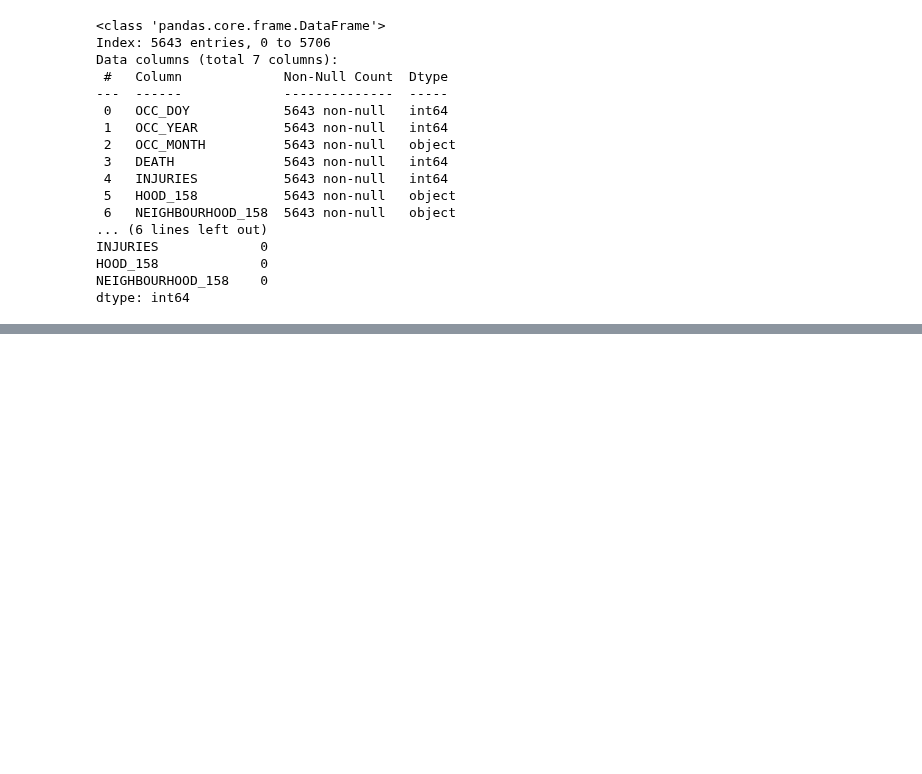
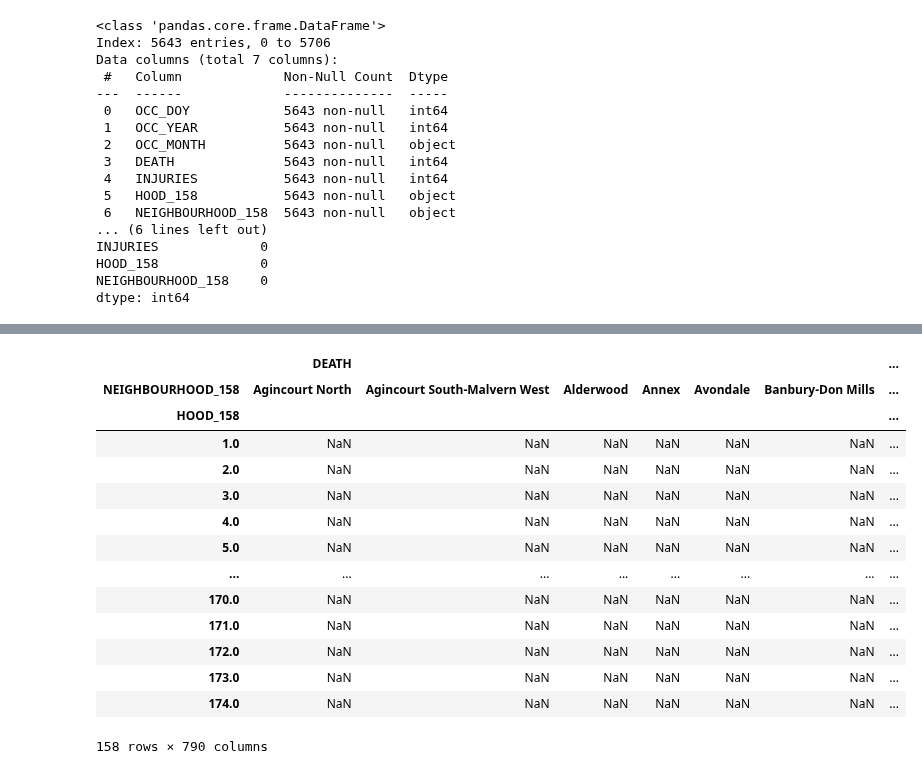
Before and after one commit to ChuHongHeMike/schulich_data_science_he55, a Jupyter notebook: AI/P1.ipynb, the cells around one changed output, grey strips where cells are left out. Drawn from its saved outputs; the diff is of its cells as text; code cells hidden in the pictures; blank space fills up the shorter version.

```diff
--- a/AI/P1.ipynb
+++ b/AI/P1.ipynb
@@ -70,0 +78,18 @@ plt.show()
+# %%
+df2['sum of Death and Juries'] = df2.loc[:,['DEATH','INJURIES']]
+# %% [output]
+|  | DEATH |  |  |  |  |  | ... |
+| NEIGHBOURHOOD_158 | Agincourt North | Agincourt South-Malvern West | Alderwood | Annex | Avondale | Banbury-Don Mills | ... |
+| HOOD_158 |  |  |  |  |  |  | ... |
+| 1.0 | NaN | NaN | NaN | NaN | NaN | NaN | ... |
+| 2.0 | NaN | NaN | NaN | NaN | NaN | NaN | ... |
+| 3.0 | NaN | NaN | NaN | NaN | NaN | NaN | ... |
+| 4.0 | NaN | NaN | NaN | NaN | NaN | NaN | ... |
+| 5.0 | NaN | NaN | NaN | NaN | NaN | NaN | ... |
+| ... | ... | ... | ... | ... | ... | ... | ... |
+| 170.0 | NaN | NaN | NaN | NaN | NaN | NaN | ... |
+| 171.0 | NaN | NaN | NaN | NaN | NaN | NaN | ... |
+| 172.0 | NaN | NaN | NaN | NaN | NaN | NaN | ... |
+| 173.0 | NaN | NaN | NaN | NaN | NaN | NaN | ... |
+| 174.0 | NaN | NaN | NaN | NaN | NaN | NaN | ... |
+158 rows × 790 columns
```
Also changed, not shown: parts of 3 cells of this notebook.
